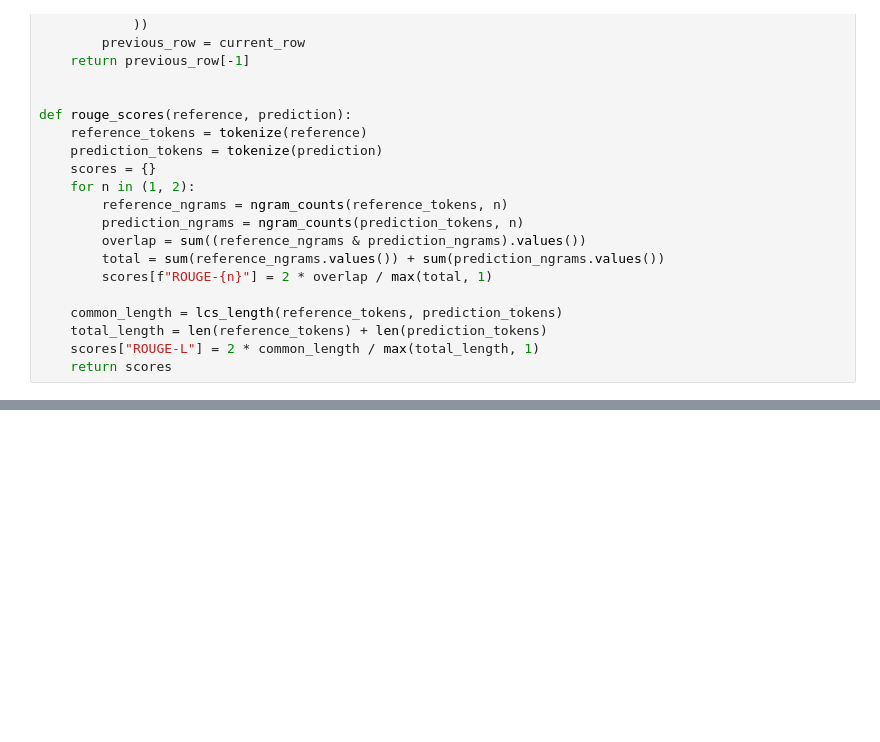
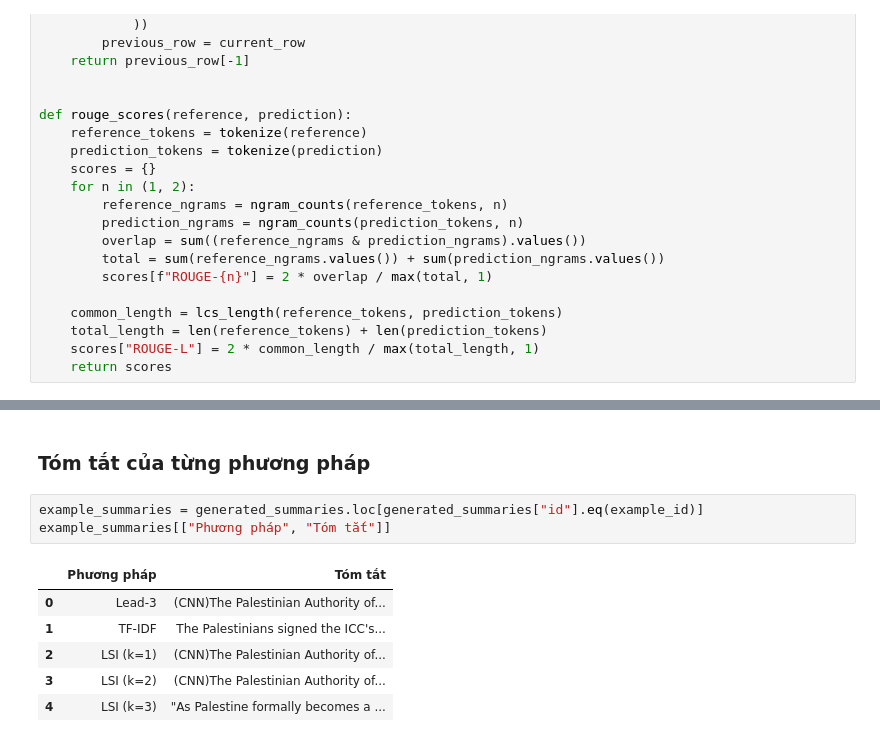
Before and after one commit to huuhieu56/NLP2, a Jupyter notebook: LSI_Tom_tat_ngu_nghia.ipynb, the cells around one changed output, grey strips where cells are left out. Drawn from its saved outputs; the diff is of its cells as text; blank space fills up the shorter version.

```diff
--- a/LSI_Tom_tat_ngu_nghia.ipynb
+++ b/LSI_Tom_tat_ngu_nghia.ipynb
@@ -554,0 +496,12 @@ LSI luôn tốt hơn. Xếp hạng bằng ROUGE không đánh giá đầy đủ
+# %% [markdown]
+### Tóm tắt của từng phương pháp
+# %%
+example_summaries = generated_summaries.loc[generated_summaries["id"].eq(example_id)]
+example_summaries[["Phương pháp", "Tóm tắt"]]
+# %% [output]
+|  | Phương pháp | Tóm tắt |
+| 0 | Lead-3 | (CNN)The Palestinian Authority of... |
+| 1 | TF-IDF | The Palestinians signed the ICC's... |
+| 2 | LSI (k=1) | (CNN)The Palestinian Authority of... |
+| 3 | LSI (k=2) | (CNN)The Palestinian Authority of... |
+| 4 | LSI (k=3) | "As Palestine formally becomes a ... |
```
Also changed, not shown: parts of 91 cells of this notebook, 2 other files.
